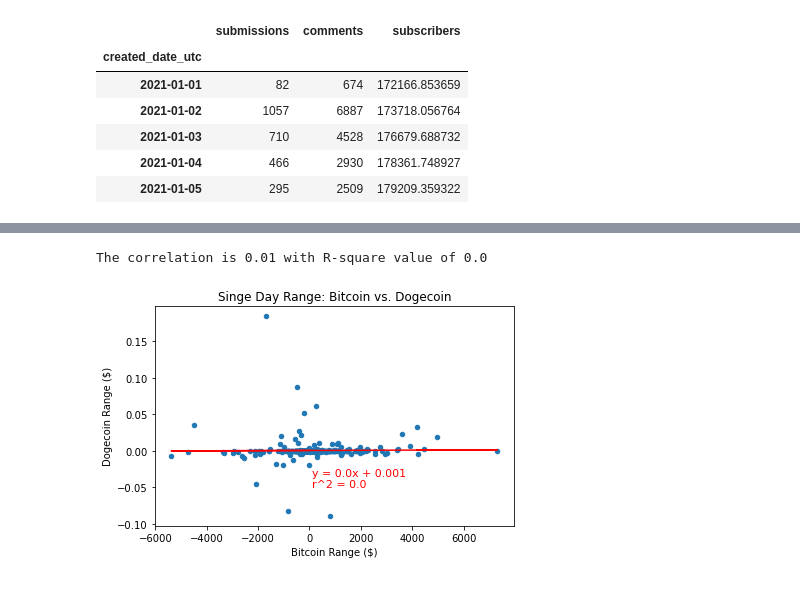
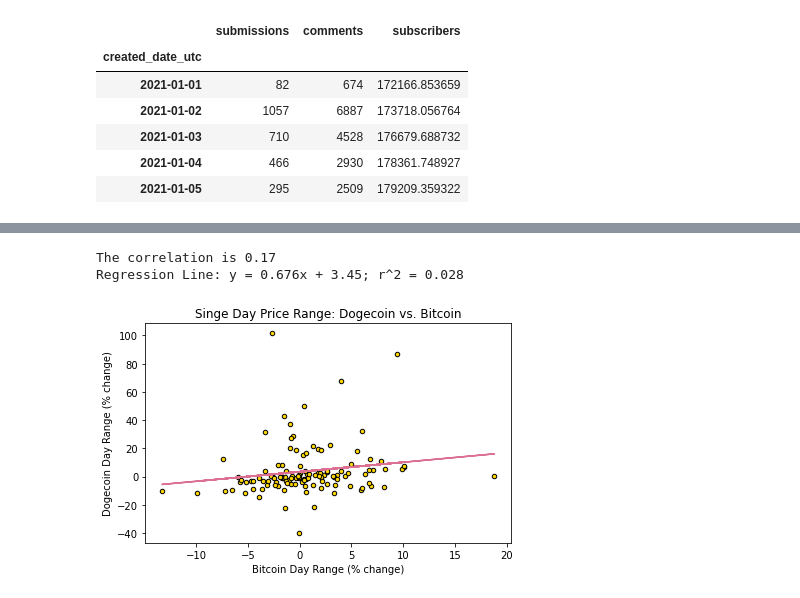
Before and after one commit to Crypto-Crustaceans/project1, a Jupyter notebook: Dogecoin.ipynb, the cells around one changed output, grey strips where cells are left out. Saved outputs shown, nothing was run; the diff lists cells and outputs as text; code cells hidden in the pictures.

```diff
--- a/Dogecoin.ipynb
+++ b/Dogecoin.ipynb
@@ -36,11 +36,11 @@ def get_ticker_data(ticker, start, end, interval):
     df['Change_Close_Less_Open'] = [df['Close'][i] - df['Open'][i] for i in range(len(df['Open']))]
     return df
 # %%
-df_btc = get_ticker_data(ticker='BTC-USD',start='2020-01-01',end='2021-04-30',interval='1d')
+df_btc = get_ticker_data(ticker='BTC-USD',start='2021-01-01',end='2021-04-30',interval='1d')
 # %% [output]
 [*********************100%***********************]  1 of 1 completed
 # %%
-df_doge = get_ticker_data(ticker='DOGE-USD',start='2020-01-01',end='2021-04-30',interval='1d')
+df_doge = get_ticker_data(ticker='DOGE-USD',start='2021-01-01',end='2021-04-30',interval='1d')
 # %% [output]
 [*********************100%***********************]  1 of 1 completed
 # %%
@@ -124,3 +124,5 @@ df_reddit_doge_summary.head()
 | 2021-01-05 | 295 | 2509 | 179209.359322 |
 # %%
 df_combined_prices = df_doge.join(df_btc, how='inner', lsuffix='_doge', rsuffix='_btc')
+
+df_combined_prices.index = pd.to_datetime(df_combined_prices.index).date
@@ -127,43 +175,46 @@ df_combined_prices = df_doge.join(df_btc, how='inner', lsuffix='_doge', rsuffix=
 # %%
 import scipy.stats as st
 
 # Calculate the correlation coefficient and linear regression model
 
-btc = df_combined_prices['Change_Close_Less_Open_btc']
-doge = df_combined_prices['Change_Close_Less_Open_doge']
+btc = df_combined_prices['Percent_Change_btc']
+doge = df_combined_prices['Percent_Change_doge']
 
 # calculate and plot the regression line on the scatter plot
 
 (slope, intercept, rvalue, pvalue, stderr) = st.linregress(btc, doge)
 regress_values = btc * slope + intercept
-regress_eq = (f'''y = {str(round(slope, 3))}x + {str(round(intercept, 3))}
-r^2 = {round(rvalue**2,3)}''')
+regress_eq = (f'y = {str(round(slope, 3))}x + {str(round(intercept, 3))}; r^2 = {round(rvalue**2,3)}')
 
 # format plot
 fig, ax = plt.subplots()
 df_combined_prices.plot(kind='scatter',
-                 ax=ax,
-                 x='Change_Close_Less_Open_btc',
-                 y='Change_Close_Less_Open_doge'
-                )
+                             ax=ax,
+                             x='Percent_Change_btc',
+                             y='Percent_Change_doge',
+                             c='gold',
+                             marker='o',
+                             edgecolor='black'
+                            )
 
 # plot trend linear regression line and annotate
 
-ax.plot(btc, regress_values, color = 'r')
-ax.annotate(regress_eq, (100,-0.05), color = 'r', fontsize=11)
+ax.plot(btc, regress_values, c='palevioletred')
 
-ax.set(title='Singe Day Range: Bitcoin vs. Dogecoin',
-       xlabel = 'Bitcoin Range ($)',
-       ylabel = 'Dogecoin Range ($)'
+ax.set(title='Singe Day Price Range: Dogecoin vs. Bitcoin',
+       xlabel = 'Bitcoin Day Range (% change)',
+       ylabel = 'Dogecoin Day Range (% change)'
        )
 
 fig.tight_layout();
 
 # calculate and print the correlation
 
 correlation = st.pearsonr(btc, doge)
 
-print(f'The correlation is {round(correlation[0], 2)} with R-square value of {round(rvalue**2,3)}')
+print(f'''The correlation is {round(correlation[0], 2)}
+Regression Line: {regress_eq}''')
 # %% [output]
-The correlation is 0.01 with R-square value of 0.0
+The correlation is 0.17
+Regression Line: y = 0.676x + 3.45; r^2 = 0.028
-[figure, old version]
+[figure, new version]
```
Also changed, not shown: parts of 36 cells of this notebook.
